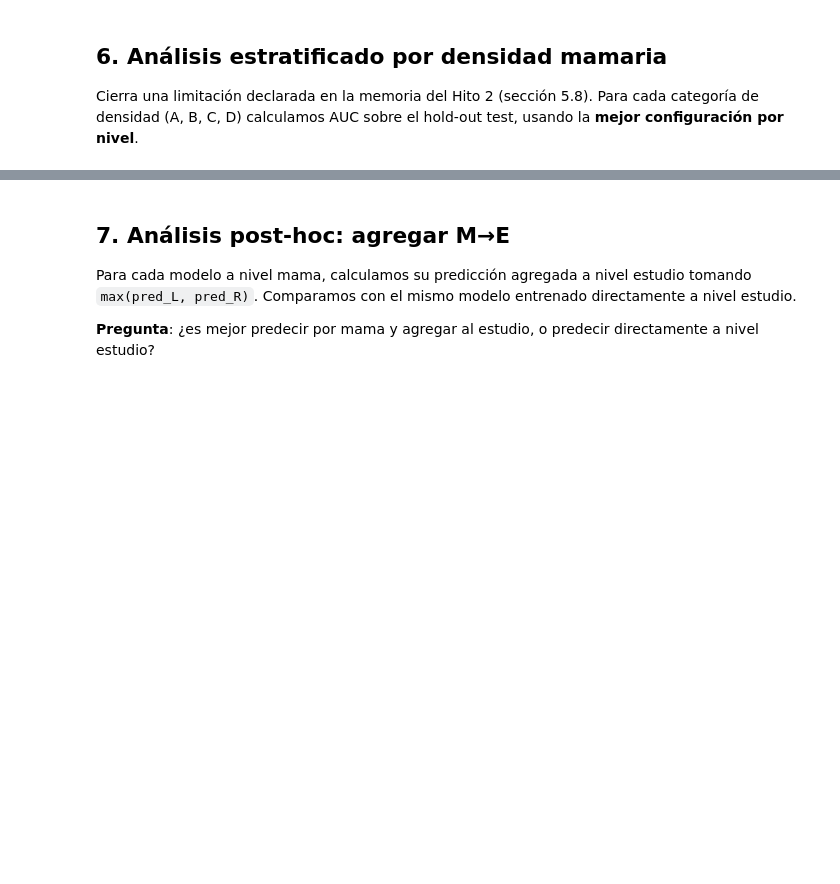
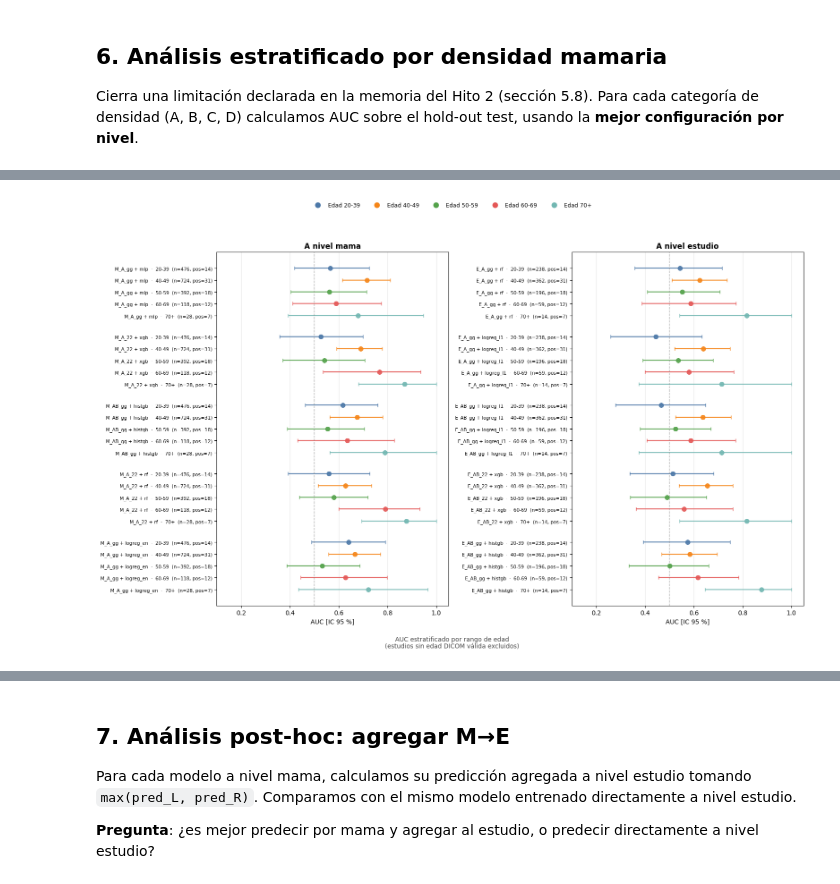
Before and after one commit to vicrdgz/Clasificacion-BIRADS-mamografia-cribado-asymmirai, a Jupyter notebook: notebooks/10_evaluacion_v2.ipynb, the cells around one changed output, grey strips where cells are left out. Saved outputs shown, nothing was run; the diff lists cells and outputs as text; code cells hidden in the pictures; blank space fills up the shorter version.

```diff
--- a/notebooks/10_evaluacion_v2.ipynb
+++ b/notebooks/10_evaluacion_v2.ipynb
@@ -433,0 +559,87 @@ Guardado: eval_densidad_v2.csv
+# %%
+if HAS_EXTRA_ANNS:
+    def auc_por_edad(y_true, y_pred, age_bins, n_boot=1000):
+        """Calcula AUC + IC95% por rango de edad."""
+        valid = ~pd.isna(age_bins)
+        valid_arr = np.asarray(valid)
+        y = y_true[valid_arr]; p = y_pred[valid_arr]
+        ab = np.asarray(age_bins)[valid_arr]
+        rows = []
+        for b in ['20-39', '40-49', '50-59', '60-69', '70+']:
+            mask = ab == b
+            n = int(mask.sum())
+            n_pos = int(y[mask].sum())
+            if n_pos < 2 or (n - n_pos) < 2:
+                rows.append({'bin': b, 'n': n, 'n_pos': n_pos, 'auc': np.nan, 'auc_lo': np.nan, 'auc_hi': np.nan})
+                continue
+            auc, lo, hi = bootstrap_metric_ci(y[mask], p[mask], roc_auc_score, n_boot=n_boot)
+            rows.append({'bin': b, 'n': n, 'n_pos': n_pos, 'auc': auc, 'auc_lo': lo, 'auc_hi': hi})
+        return pd.DataFrame(rows)
+
+    age_rows = []
+    for level, top in top_by_level.items():
+        age_bins = age_bin_M_test if level == 'mama' else age_bin_E_test
+        y_test = y_M_test if level == 'mama' else y_E_test
+        print(f'\n=== {level.upper()} — AUC por rango de edad ===')
+        for _, r in top.iterrows():
+            _, test_pred = load_predictions(r['config'], r['head'])
+            df_a = auc_por_edad(y_test, test_pred, age_bins)
+            df_a.insert(0, 'config', r['config']); df_a.insert(1, 'head', r['head']); df_a.insert(2, 'level', level)
+            age_rows.append(df_a)
+            print(f'\n  {r["config"]}__{r["head"]}  (AUC global = {r["auc"]:.4f})')
+            for _, dr in df_a.iterrows():
+                if not np.isnan(dr['auc']):
+                    print(f'    {dr["bin"]:6s}  n={dr["n"]:4d}  pos={dr["n_pos"]:3d}  AUC={dr["auc"]:.4f} [{dr["auc_lo"]:.3f}, {dr["auc_hi"]:.3f}]')
+                else:
+                    print(f'    {dr["bin"]:6s}  n={dr["n"]:4d}  pos={dr["n_pos"]:3d}  AUC=NaN (n insuf.)')
+
+    df_edad = pd.concat(age_rows, ignore_index=True)
+    df_edad.to_csv(os.path.join(PRED_DIR_V2, 'eval_edad_v2.csv'), index=False)
+    print(f'\nGuardado: eval_edad_v2.csv')
+
+    # Forest plot edad
+    _color_edad = {'20-39':'#4c78a8', '40-49':'#f58518', '50-59':'#54a24b', '60-69':'#e45756', '70+':'#72b7b2'}
+    _age_labels = ['20-39', '40-49', '50-59', '60-69', '70+']
+    fig, axes = plt.subplots(1, 2, figsize=(16, 10), sharex=True)
+
+    for ax_idx, level in enumerate(['mama', 'estudio']):
+        ax = axes[ax_idx]
+        df_sub = df_edad[df_edad.level == level]
+        top = top_by_level[level]
+        yticks, yticklabels, y_pos = [], [], 0
+
+        for _, tr in top.iterrows():
+            cfg, head = tr['config'], tr['head']
+            for b in _age_labels:
+                r_sub = df_sub[(df_sub['config']==cfg)&(df_sub['head']==head)&(df_sub['bin']==b)]
+                if len(r_sub) == 0:
+                    continue
+                r = r_sub.iloc[0]
+                if not np.isnan(r['auc']):
+                    ax.errorbar(r['auc'], y_pos,
+                                xerr=[[r['auc']-r['auc_lo']], [r['auc_hi']-r['auc']]],
+                                fmt='o', color=_color_edad[b], capsize=3, markersize=7, linewidth=1.6, alpha=0.9)
+                    label = f'{cfg} + {head}  ·  {b}  (n={r["n"]}, pos={r["n_pos"]})'
+                else:
+                    label = f'{cfg} + {head}  ·  {b}  (n insuf.)'
+                yticks.append(y_pos); yticklabels.append(label); y_pos += 1
+            y_pos += 0.8
+
+        ax.set_yticks(yticks); ax.set_yticklabels(yticklabels, fontsize=7.5)
+        ax.axvline(0.5, color='gray', linestyle='--', linewidth=1, alpha=0.6)
+        ax.set_xlim(0.1, 1.05); ax.set_xlabel('AUC [IC 95 %]')
+        ax.set_title(f'A nivel {level}', fontsize=12, fontweight='bold')
+        ax.grid(alpha=0.3, axis='x'); ax.invert_yaxis()
+
+    _handles = [plt.Line2D([], [], marker='o', color=c, linestyle='', markersize=8, label=f'Edad {b}')
+                for b, c in _color_edad.items()]
+    fig.legend(handles=_handles, loc='upper center', ncol=5, bbox_to_anchor=(0.5, 1.00), frameon=False, fontsize=9)
+    fig.suptitle('AUC estratificado por rango de edad\n(estudios sin edad DICOM válida excluidos)',
+                 y=0.02, fontsize=10, color='#444')
+    plt.tight_layout(rect=[0, 0.03, 1, 0.96])
+    plt.savefig(os.path.join(PRED_DIR_V2, 'forest_edad.png'), dpi=150, bbox_inches='tight')
+    plt.show()
+    print('Guardado: forest_edad.png')
+else:
+    print('Análisis por edad no disponible (DICOM metadata no encontrado).')
+# %% [output]
@@ -433,0 +663 @@ Guardado: eval_densidad_v2.csv
+[figure, added]
```
Also changed, not shown: parts of 8 cells of this notebook, 6 other files.
